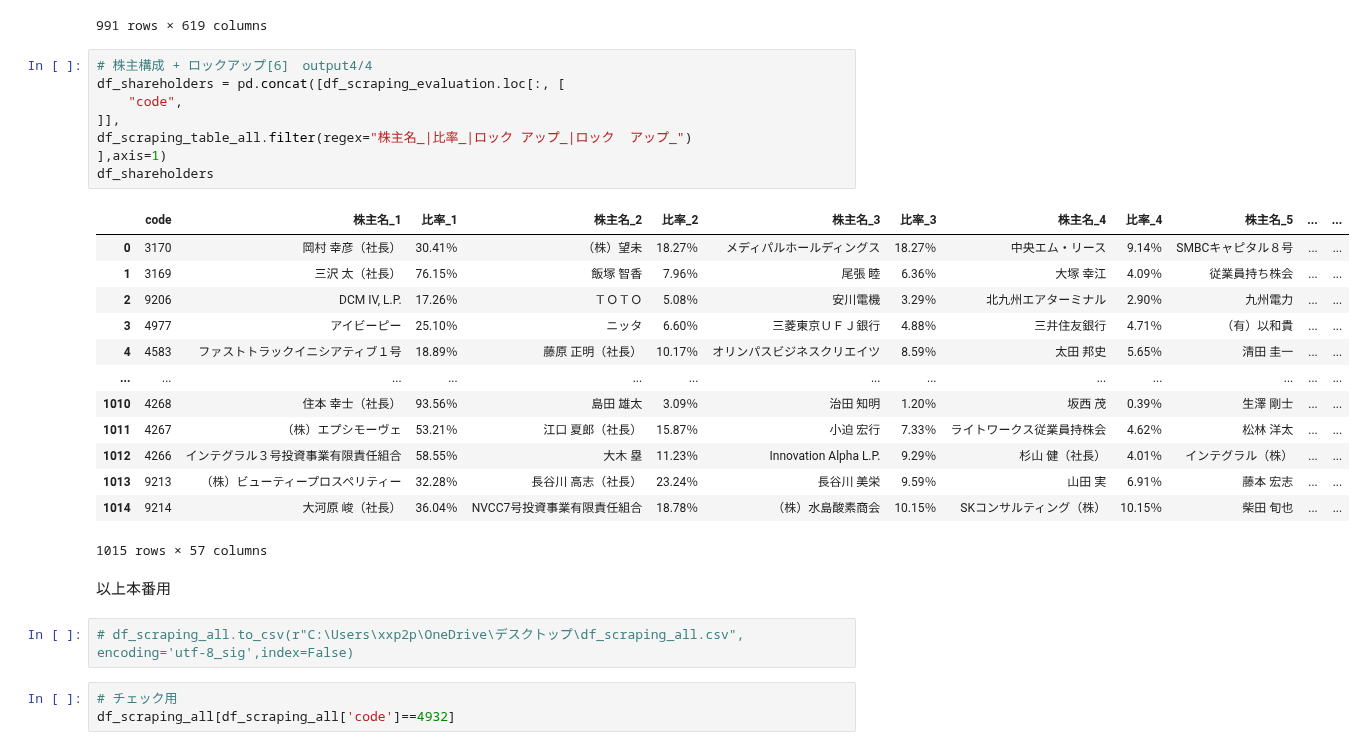
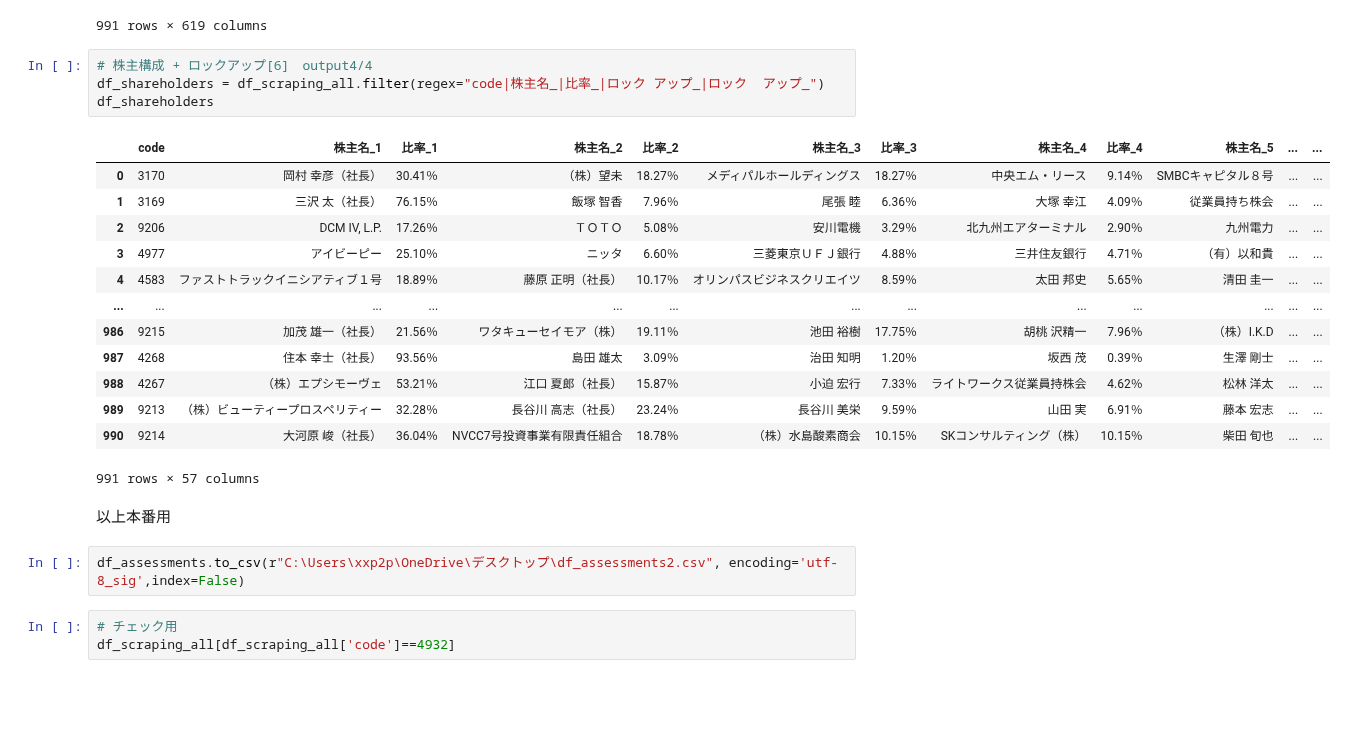
Before and after one commit to ryota1215/stock_tools, a Jupyter notebook: notebook/scraping_ipo.ipynb, the cells around one changed output. Drawn from its saved outputs; the diff is of its cells as text; blank space fills up the shorter version.

Commit message:
feat #28 IPO銘柄データをスクレイピング
df_assessmentsの列の分割と文字列の整形、欠損のチェック実施

```diff
--- a/notebook/scraping_ipo.ipynb
+++ b/notebook/scraping_ipo.ipynb
@@ -614,30 +698,26 @@ df_underwriters
 991 rows × 619 columns
 # %%
 # 株主構成 + ロックアップ[6]　output4/4
-df_shareholders = pd.concat([df_scraping_evaluation.loc[:, [
-    "code",
-]],
-df_scraping_table_all.filter(regex="株主名_|比率_|ロック アップ_|ロック  アップ_")
-],axis=1)
+df_shareholders = df_scraping_all.filter(regex="code|株主名_|比率_|ロック アップ_|ロック  アップ_")
 df_shareholders
 # %% [output]
 |  | code | 株主名_1 | 比率_1 | 株主名_2 | 比率_2 | 株主名_3 | 比率_3 | 株主名_4 | 比率_4 | 株主名_5 | ... | ... |
 | 0 | 3170 | 岡村 幸彦（社長） | 30.41％ | （株）望未 | 18.27％ | メディパルホールディングス | 18.27％ | 中央エム・リース | 9.14％ | SMBCキャピタル８号 | ... | ... |
 | 1 | 3169 | 三沢 太（社長） | 76.15％ | 飯塚 智香 | 7.96％ | 尾張 睦 | 6.36％ | 大塚 幸江 | 4.09％ | 従業員持ち株会 | ... | ... |
 | 2 | 9206 | DCM IV, L.P. | 17.26％ | ＴＯＴＯ | 5.08％ | 安川電機 | 3.29％ | 北九州エアターミナル | 2.90％ | 九州電力 | ... | ... |
 | 3 | 4977 | アイビーピー | 25.10％ | ニッタ | 6.60％ | 三菱東京ＵＦＪ銀行 | 4.88％ | 三井住友銀行 | 4.71％ | （有）以和貴 | ... | ... |
 | 4 | 4583 | ファストトラックイニシアティブ１号 | 18.89％ | 藤原 正明（社長） | 10.17％ | オリンパスビジネスクリエイツ | 8.59％ | 太田 邦史 | 5.65％ | 清田 圭一 | ... | ... |
 | ... | ... | ... | ... | ... | ... | ... | ... | ... | ... | ... | ... | ... |
-| 1010 | 4268 | 住本 幸士（社長） | 93.56％ | 島田 雄太 | 3.09％ | 治田 知明 | 1.20％ | 坂西 茂 | 0.39％ | 生澤 剛士 | ... | ... |
-| 1011 | 4267 | （株）エプシモーヴェ | 53.21％ | 江口 夏郎（社長） | 15.87％ | 小迫 宏行 | 7.33％ | ライトワークス従業員持株会 | 4.62％ | 松林 洋太 | ... | ... |
-| 1012 | 4266 | インテグラル３号投資事業有限責任組合 | 58.55％ | 大木 塁 | 11.23％ | Innovation Alpha L.P. | 9.29％ | 杉山 健（社長） | 4.01％ | インテグラル（株） | ... | ... |
-| 1013 | 9213 | （株）ビューティープロスペリティー | 32.28％ | 長谷川 高志（社長） | 23.24％ | 長谷川 美栄 | 9.59％ | 山田 実 | 6.91％ | 藤本 宏志 | ... | ... |
-| 1014 | 9214 | 大河原 峻（社長） | 36.04％ | NVCC7号投資事業有限責任組合 | 18.78％ | （株）水島酸素商会 | 10.15％ | SKコンサルティング（株） | 10.15％ | 柴田 旬也 | ... | ... |
+| 986 | 9215 | 加茂 雄一（社長） | 21.56％ | ワタキューセイモア（株） | 19.11％ | 池田 裕樹 | 17.75％ | 胡桃 沢精一 | 7.96％ | （株）I.K.D | ... | ... |
+| 987 | 4268 | 住本 幸士（社長） | 93.56％ | 島田 雄太 | 3.09％ | 治田 知明 | 1.20％ | 坂西 茂 | 0.39％ | 生澤 剛士 | ... | ... |
+| 988 | 4267 | （株）エプシモーヴェ | 53.21％ | 江口 夏郎（社長） | 15.87％ | 小迫 宏行 | 7.33％ | ライトワークス従業員持株会 | 4.62％ | 松林 洋太 | ... | ... |
+| 989 | 9213 | （株）ビューティープロスペリティー | 32.28％ | 長谷川 高志（社長） | 23.24％ | 長谷川 美栄 | 9.59％ | 山田 実 | 6.91％ | 藤本 宏志 | ... | ... |
+| 990 | 9214 | 大河原 峻（社長） | 36.04％ | NVCC7号投資事業有限責任組合 | 18.78％ | （株）水島酸素商会 | 10.15％ | SKコンサルティング（株） | 10.15％ | 柴田 旬也 | ... | ... |
-1015 rows × 57 columns
+991 rows × 57 columns
 # %% [markdown]
 以上本番用
 # %%
-# df_scraping_all.to_csv(r"C:\Users\xxp2p\OneDrive\デスクトップ\df_scraping_all.csv", encoding='utf-8_sig',index=False)
+df_assessments.to_csv(r"C:\Users\xxp2p\OneDrive\デスクトップ\df_assessments2.csv", encoding='utf-8_sig',index=False)
 # %%
 # チェック用
 df_scraping_all[df_scraping_all['code']==4932]
```
Also changed, not shown: parts of 5 cells of this notebook.
